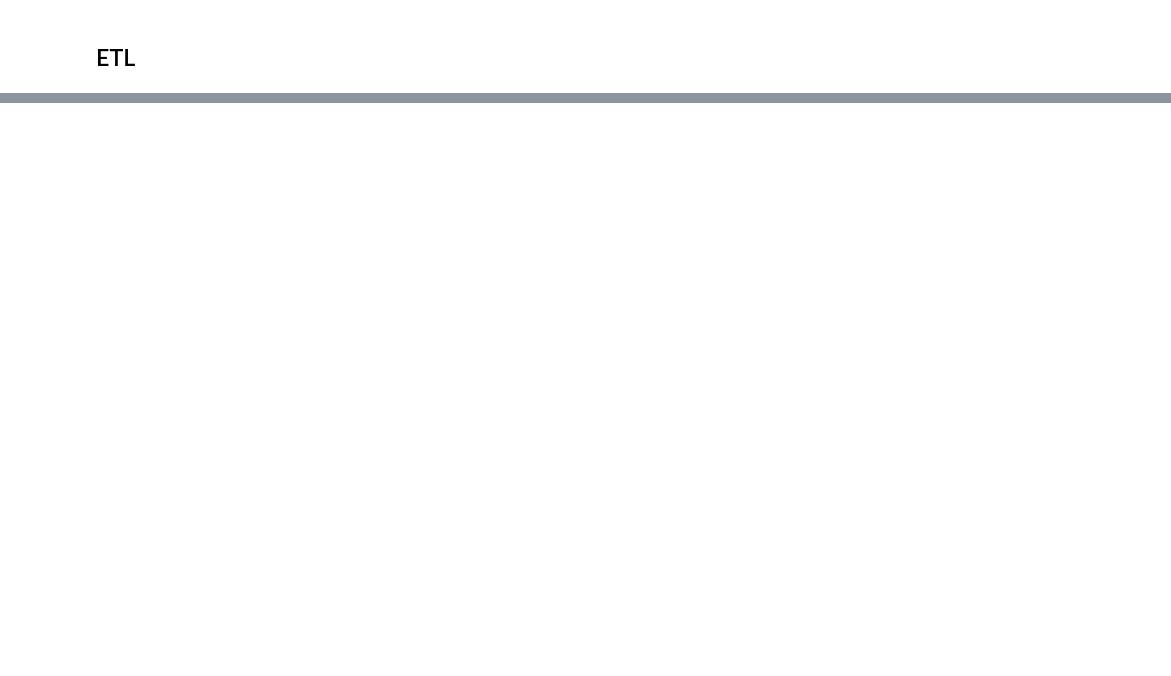
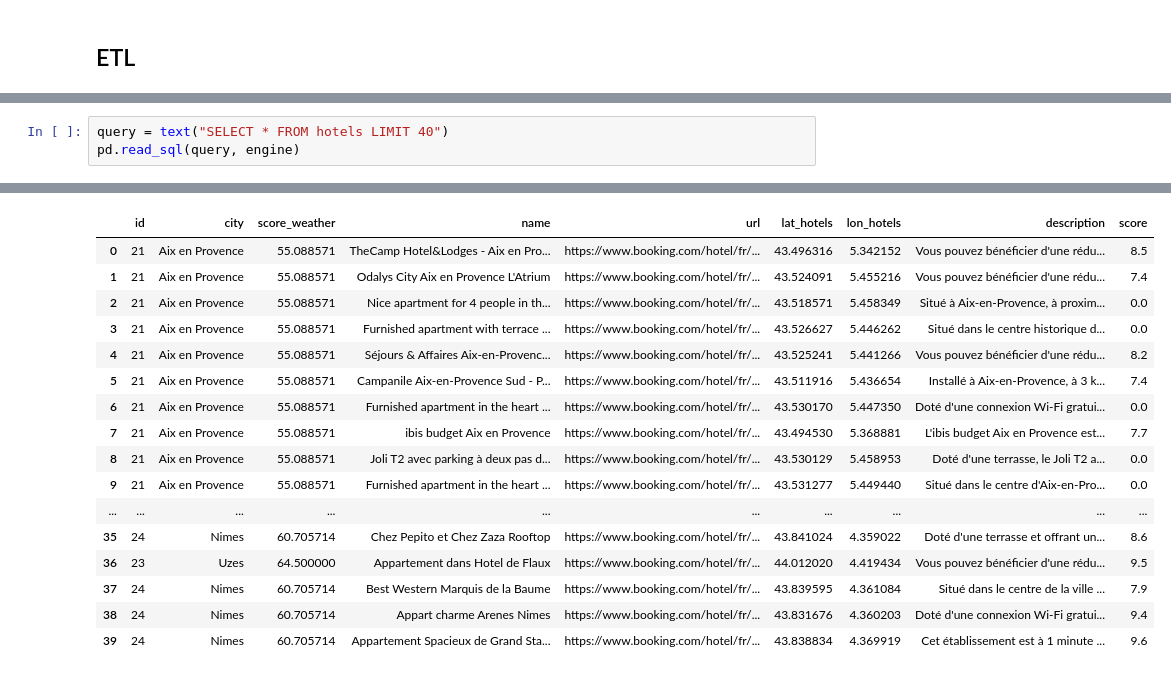
Before and after one commit to GuillaumeArp/Kayak_Project, a Jupyter notebook: kayak.ipynb, the cells around one changed output, grey strips where cells are left out. Drawn from its saved outputs; the diff is of its cells as text; blank space fills up the shorter version.

```diff
--- a/kayak.ipynb
+++ b/kayak.ipynb
@@ -454,0 +569,4 @@ df_s3.head()
+# %%
+query = text("SELECT * FROM hotels LIMIT 40")
+pd.read_sql(query, engine)
+# %% [output]
@@ -454,0 +577,17 @@ df_s3.head()
+|  | id | city | score_weather | name | url | lat_hotels | lon_hotels | description | score |
+| 0 | 21 | Aix en Provence | 55.088571 | TheCamp Hotel&Lodges - Aix en Pro... | https://www.booking.com/hotel/fr/... | 43.496316 | 5.342152 | Vous pouvez bénéficier d'une rédu... | 8.5 |
+| 1 | 21 | Aix en Provence | 55.088571 | Odalys City Aix en Provence L'Atrium | https://www.booking.com/hotel/fr/... | 43.524091 | 5.455216 | Vous pouvez bénéficier d'une rédu... | 7.4 |
+| 2 | 21 | Aix en Provence | 55.088571 | Nice apartment for 4 people in th... | https://www.booking.com/hotel/fr/... | 43.518571 | 5.458349 | Situé à Aix-en-Provence, à proxim... | 0.0 |
+| 3 | 21 | Aix en Provence | 55.088571 | Furnished apartment with terrace ... | https://www.booking.com/hotel/fr/... | 43.526627 | 5.446262 | Situé dans le centre historique d... | 0.0 |
+| 4 | 21 | Aix en Provence | 55.088571 | Séjours & Affaires Aix-en-Provenc... | https://www.booking.com/hotel/fr/... | 43.525241 | 5.441266 | Vous pouvez bénéficier d'une rédu... | 8.2 |
+| 5 | 21 | Aix en Provence | 55.088571 | Campanile Aix-en-Provence Sud - P... | https://www.booking.com/hotel/fr/... | 43.511916 | 5.436654 | Installé à Aix-en-Provence, à 3 k... | 7.4 |
+| 6 | 21 | Aix en Provence | 55.088571 | Furnished apartment in the heart ... | https://www.booking.com/hotel/fr/... | 43.530170 | 5.447350 | Doté d'une connexion Wi-Fi gratui... | 0.0 |
+| 7 | 21 | Aix en Provence | 55.088571 | ibis budget Aix en Provence | https://www.booking.com/hotel/fr/... | 43.494530 | 5.368881 | L'ibis budget Aix en Provence est... | 7.7 |
+| 8 | 21 | Aix en Provence | 55.088571 | Joli T2 avec parking à deux pas d... | https://www.booking.com/hotel/fr/... | 43.530129 | 5.458953 | Doté d'une terrasse, le Joli T2 a... | 0.0 |
+| 9 | 21 | Aix en Provence | 55.088571 | Furnished apartment in the heart ... | https://www.booking.com/hotel/fr/... | 43.531277 | 5.449440 | Situé dans le centre d'Aix-en-Pro... | 0.0 |
+| ... | ... | ... | ... | ... | ... | ... | ... | ... | ... |
+| 35 | 24 | Nimes | 60.705714 | Chez Pepito et Chez Zaza Rooftop | https://www.booking.com/hotel/fr/... | 43.841024 | 4.359022 | Doté d'une terrasse et offrant un... | 8.6 |
+| 36 | 23 | Uzes | 64.500000 | Appartement dans Hotel de Flaux | https://www.booking.com/hotel/fr/... | 44.012020 | 4.419434 | Vous pouvez bénéficier d'une rédu... | 9.5 |
+| 37 | 24 | Nimes | 60.705714 | Best Western Marquis de la Baume | https://www.booking.com/hotel/fr/... | 43.839595 | 4.361084 | Situé dans le centre de la ville ... | 7.9 |
+| 38 | 24 | Nimes | 60.705714 | Appart charme Arenes Nimes | https://www.booking.com/hotel/fr/... | 43.831676 | 4.360203 | Doté d'une connexion Wi-Fi gratui... | 9.4 |
+| 39 | 24 | Nimes | 60.705714 | Appartement Spacieux de Grand Sta... | https://www.booking.com/hotel/fr/... | 43.838834 | 4.369919 | Cet établissement est à 1 minute ... | 9.6 |
```
Also changed, not shown: parts of 24 cells of this notebook, 1 other file.
